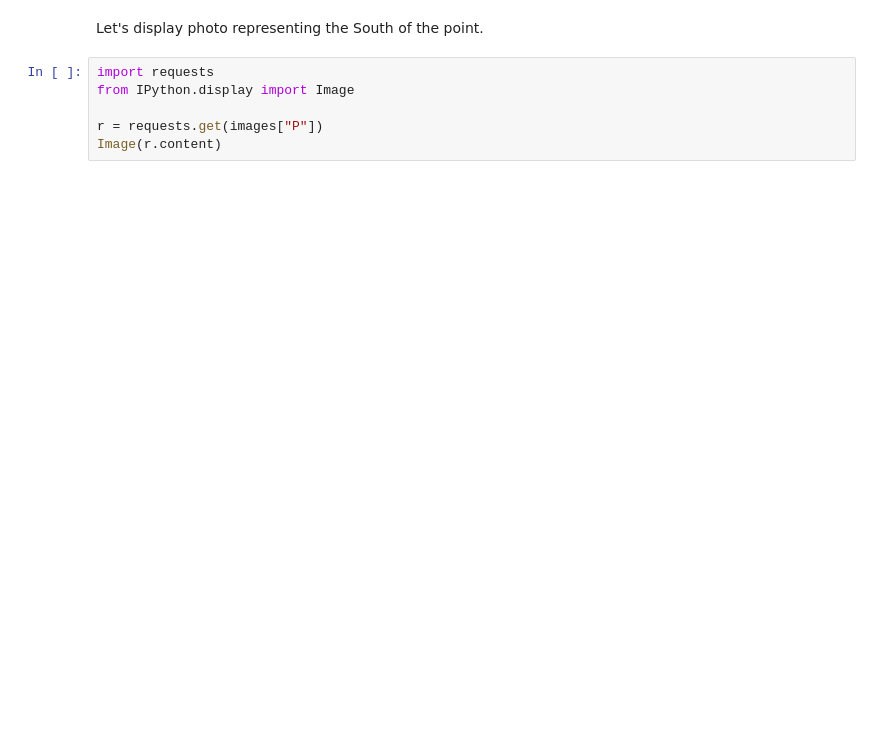
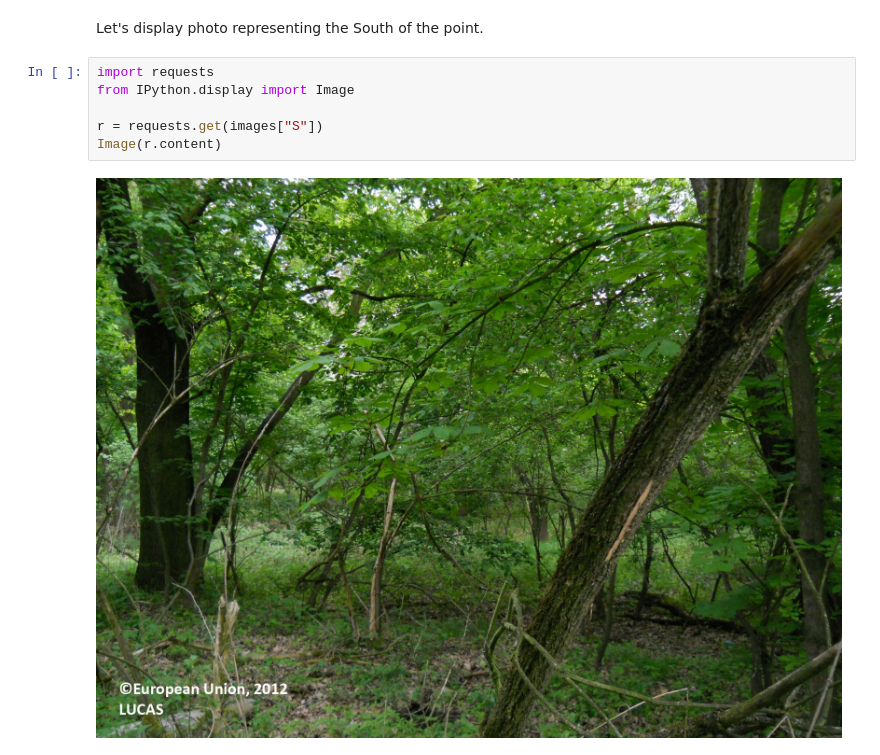
Before and after one commit to PhuntshoBhutan/odse2022, a Jupyter notebook: st_lucas/01_st_lucas_access.ipynb, the cells around one changed output. Cells and saved outputs as stored; diff of their text form; blank space fills up the shorter version.

```diff
--- a/st_lucas/01_st_lucas_access.ipynb
+++ b/st_lucas/01_st_lucas_access.ipynb
@@ -330,6 +286,8 @@ Let's display photo representing the South of the point.
 # %%
 import requests
 from IPython.display import Image
 
-r = requests.get(images["P"])
+r = requests.get(images["S"])
 Image(r.content)
+# %% [output]
+[figure, added]
```
Also changed, not shown: parts of 24 cells of this notebook.
